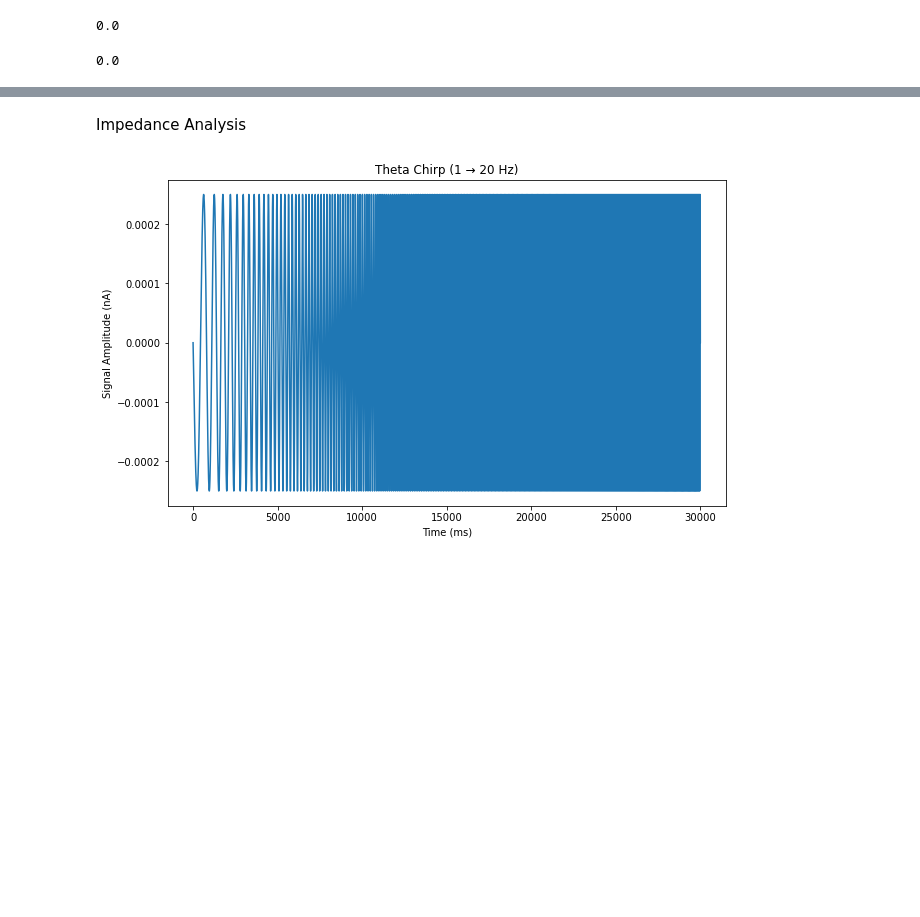
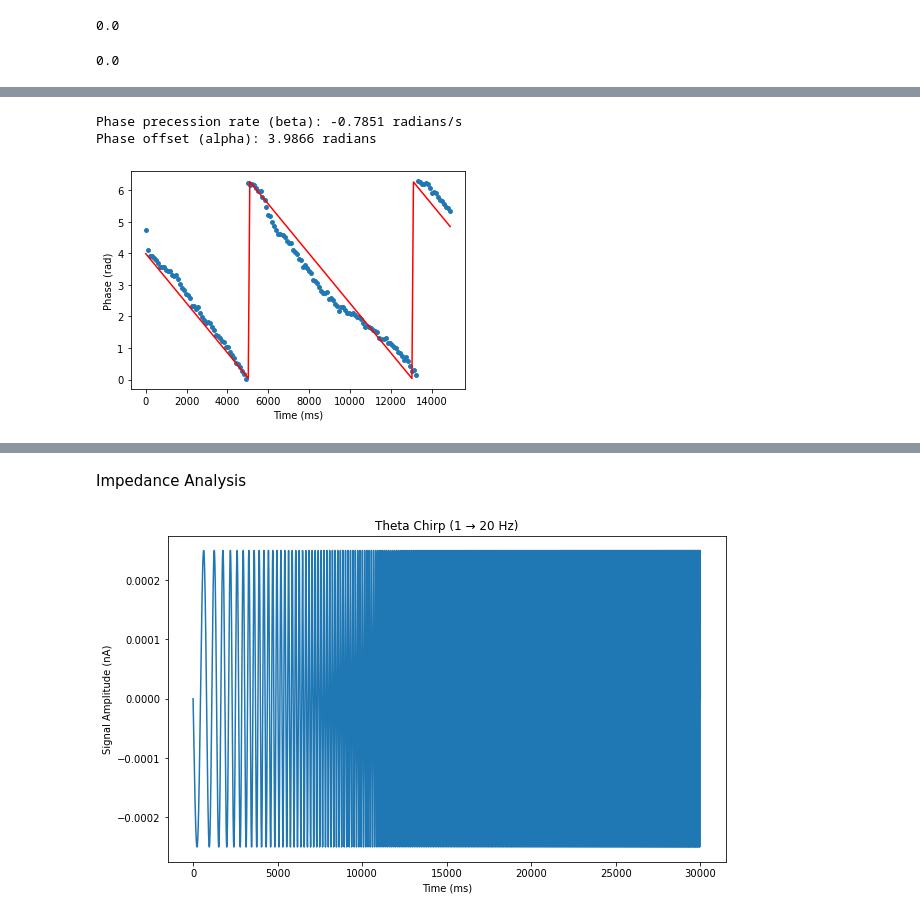
Before and after one commit to tiny-infinity/GridCellsTheta, a Jupyter notebook: single_stell.ipynb, the cells around one changed output, grey strips where cells are left out. Saved outputs shown, nothing was run; the diff lists cells and outputs as text; code cells hidden in the pictures; blank space fills up the shorter version.

```diff
--- a/single_stell.ipynb
+++ b/single_stell.ipynb
@@ -165,0 +167,31 @@ Spike phases (radians): [3.14159265e-01 3.72435809e+00 3.23898203e+00 2.99393780
+# %%
+inds = np.where(np.array(spike_times_array) > 2*half*h.dt)[0]
+
+if len(inds) == 0:
+    raise ValueError("No spikes after disinhibition")
+
+idx = inds[0]
+
+times = np.array(spike_times_array)[idx:]
+phi   = phases[idx:]
+times = times - times[0]
+phi_unwrap = np.unwrap(phi)
+
+beta, alpha = np.polyfit(times, phi_unwrap, 1)
+
+print(f"Phase precession rate (beta): {beta*1000:.4f} radians/s")
+print(f"Phase offset (alpha): {alpha:.4f} radians")
+
+
+xfit = np.linspace(min(times), max(times), 200)
+phi_fit = (alpha + beta * xfit) % (2*np.pi)
+
+plt.scatter(times, phases[idx:], s=15)
+plt.plot(xfit, phi_fit, color='red')
+plt.xlabel("Time (ms)")
+plt.ylabel("Phase (rad)")
+plt.show()
+# %% [output]
+Phase precession rate (beta): -0.7851 radians/s
+Phase offset (alpha): 3.9866 radians
+[figure, added]
```
Also changed, not shown: parts of 7 cells of this notebook, 1 other file.
